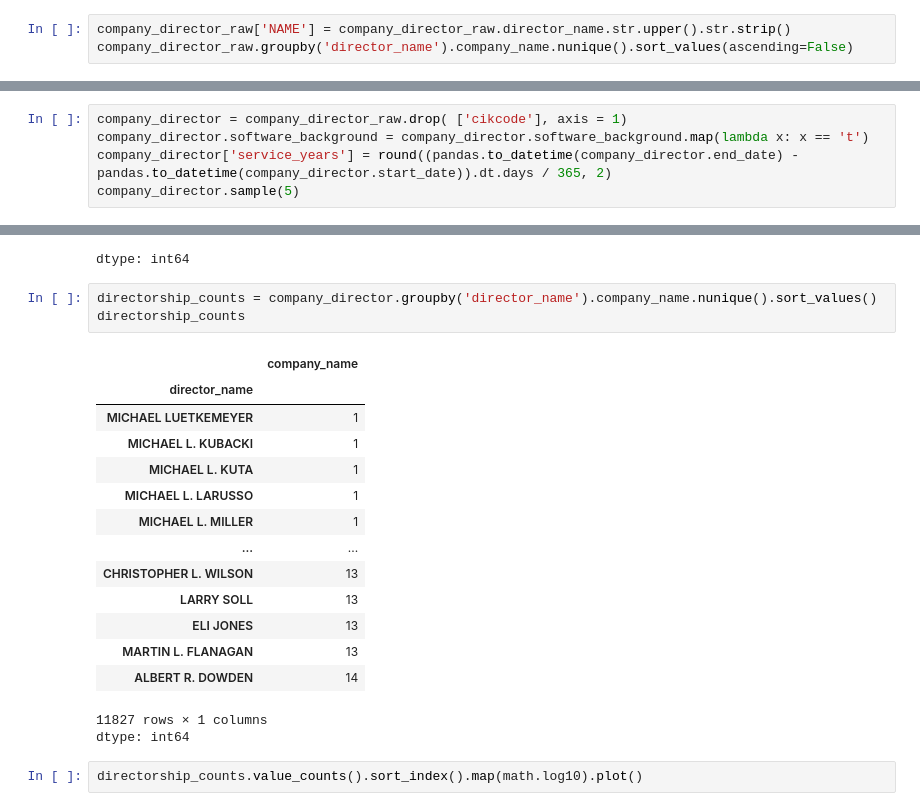
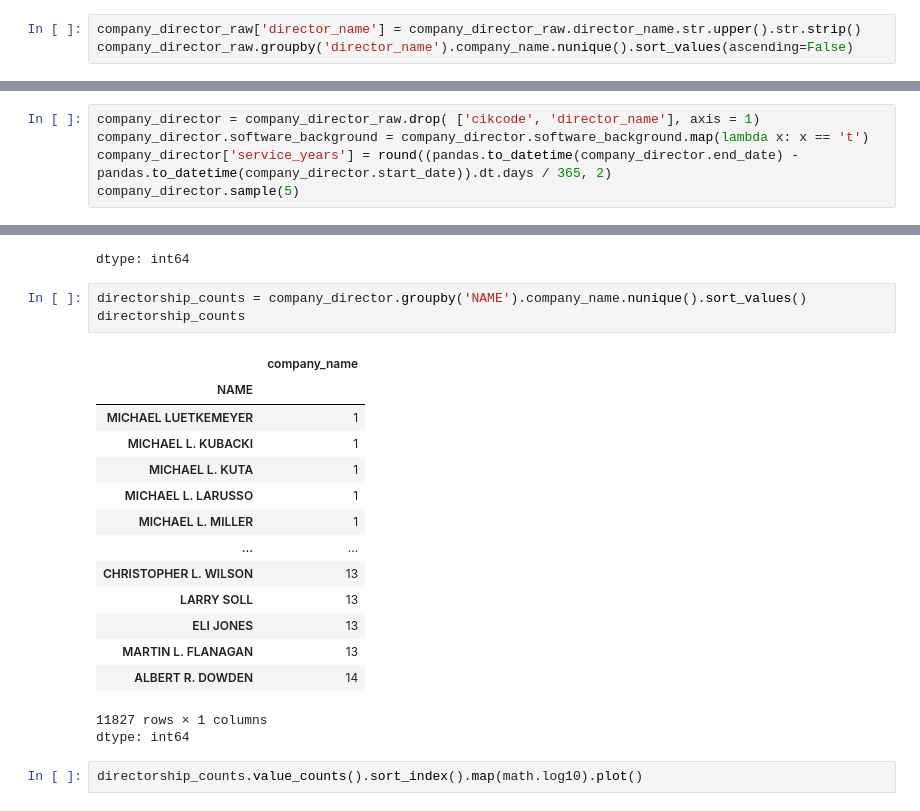
Before and after one commit to MQ-COMP2200-COMP6200/assignment-3-Mahdi3M, a Jupyter notebook: directors-network.ipynb, the cells around one changed output, grey strips where cells are left out. Saved outputs shown, nothing was run; the diff lists cells and outputs as text.

```diff
--- a/directors-network.ipynb
+++ b/directors-network.ipynb
@@ -65,7 +65,7 @@ company_director_raw.groupby('company_name').director_name.nunique().sort_values
 659 rows × 1 columns
 dtype: int64
 # %%
-company_director_raw['NAME'] = company_director_raw.director_name.str.upper().str.strip()
+company_director_raw['director_name'] = company_director_raw.director_name.str.upper().str.strip()
 company_director_raw.groupby('director_name').company_name.nunique().sort_values(ascending=False)
 # %% [output]
 |  | company_name |
@@ -142,7 +192,7 @@ dtype: int64
 # %% [markdown]
 # 3. Data Cleaning and Preprocessing
 # %%
-company_director = company_director_raw.drop( ['cikcode'], axis = 1)
+company_director = company_director_raw.drop( ['cikcode', 'director_name'], axis = 1)
 company_director.software_background = company_director.software_background.map(lambda x: x == 't')
 company_director['service_years'] = round((pandas.to_datetime(company_director.end_date) - pandas.to_datetime(company_director.start_date)).dt.days / 365, 2)
 company_director.sample(5)
@@ -246,11 +296,11 @@ director_details.gender.value_counts(dropna=False)
 | unknown | 2 |
 dtype: int64
 # %%
-directorship_counts = company_director.groupby('director_name').company_name.nunique().sort_values()
+directorship_counts = company_director.groupby('NAME').company_name.nunique().sort_values()
 directorship_counts
 # %% [output]
 |  | company_name |
-| director_name |  |
+| NAME |  |
 | MICHAEL LUETKEMEYER | 1 |
 | MICHAEL L. KUBACKI | 1 |
 | MICHAEL L. KUTA | 1 |
```
Also changed, not shown: parts of 11 cells of this notebook, 1 other file.
